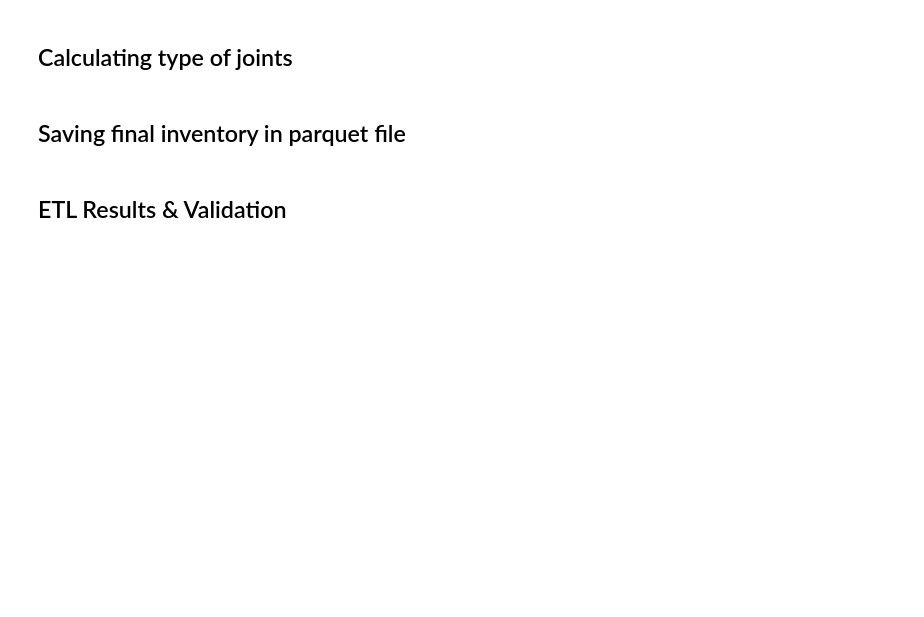
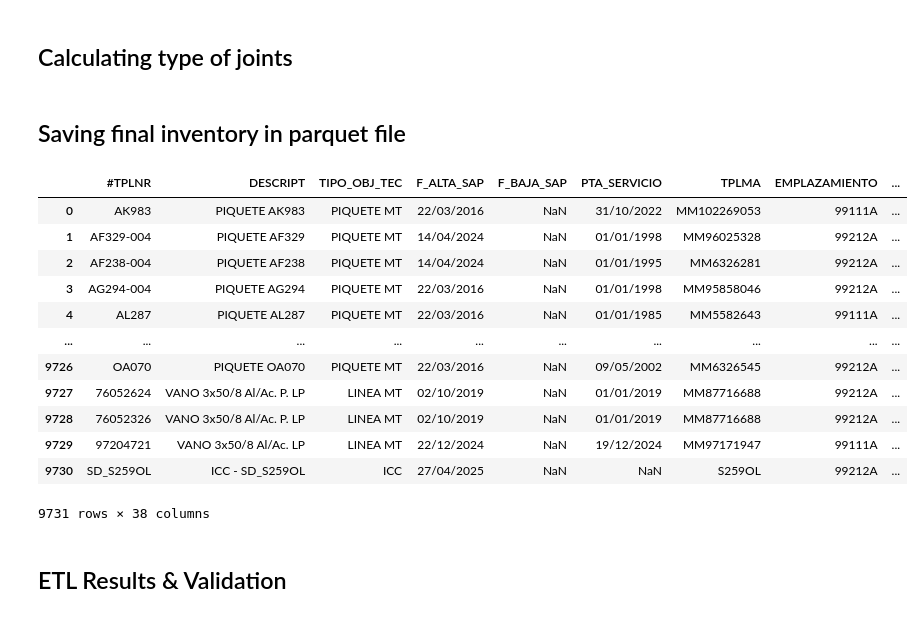
Before and after one commit to fedecanti/etl-automation-pipeline, a Jupyter notebook: notebooks/inventory_etl.ipynb, the cells around one changed output. Cells and saved outputs as stored; diff of their text form; code cells hidden in the pictures; blank space fills up the shorter version.

```diff
--- a/notebooks/inventory_etl.ipynb
+++ b/notebooks/inventory_etl.ipynb
@@ -559,6 +559,22 @@ uts3.drop('tipo_de_empalme', axis=1, inplace=True)
 ## Saving final inventory in parquet file
 # %%
 uts3.to_parquet(output_dir + '/inventory_MT_sample.parquet', index=False)
+# %%
+uts3
+# %% [output]
+|  | #TPLNR | DESCRIPT | TIPO_OBJ_TEC | F_ALTA_SAP | F_BAJA_SAP | PTA_SERVICIO | TPLMA | EMPLAZAMIENTO | ... |
+| 0 | AK983 | PIQUETE AK983 | PIQUETE MT | 22/03/2016 | NaN | 31/10/2022 | MM102269053 | 99111A | ... |
+| 1 | AF329-004 | PIQUETE AF329 | PIQUETE MT | 14/04/2024 | NaN | 01/01/1998 | MM96025328 | 99212A | ... |
+| 2 | AF238-004 | PIQUETE AF238 | PIQUETE MT | 14/04/2024 | NaN | 01/01/1995 | MM6326281 | 99212A | ... |
+| 3 | AG294-004 | PIQUETE AG294 | PIQUETE MT | 22/03/2016 | NaN | 01/01/1998 | MM95858046 | 99212A | ... |
+| 4 | AL287 | PIQUETE AL287 | PIQUETE MT | 22/03/2016 | NaN | 01/01/1985 | MM5582643 | 99111A | ... |
+| ... | ... | ... | ... | ... | ... | ... | ... | ... | ... |
+| 9726 | OA070 | PIQUETE OA070 | PIQUETE MT | 22/03/2016 | NaN | 09/05/2002 | MM6326545 | 99212A | ... |
+| 9727 | 76052624 | VANO 3x50/8 Al/Ac. P. LP | LINEA MT | 02/10/2019 | NaN | 01/01/2019 | MM87716688 | 99212A | ... |
+| 9728 | 76052326 | VANO 3x50/8 Al/Ac. P. LP | LINEA MT | 02/10/2019 | NaN | 01/01/2019 | MM87716688 | 99212A | ... |
+| 9729 | 97204721 | VANO 3x50/8 Al/Ac. LP | LINEA MT | 22/12/2024 | NaN | 19/12/2024 | MM97171947 | 99111A | ... |
+| 9730 | SD_S259OL | ICC - SD_S259OL | ICC | 27/04/2025 | NaN | NaN | S259OL | 99212A | ... |
+9731 rows × 38 columns
 # %% [markdown]
 ## ETL Results & Validation
 # %% [markdown]
```
Also changed, not shown: parts of 1 cell of this notebook, 6 other files.
